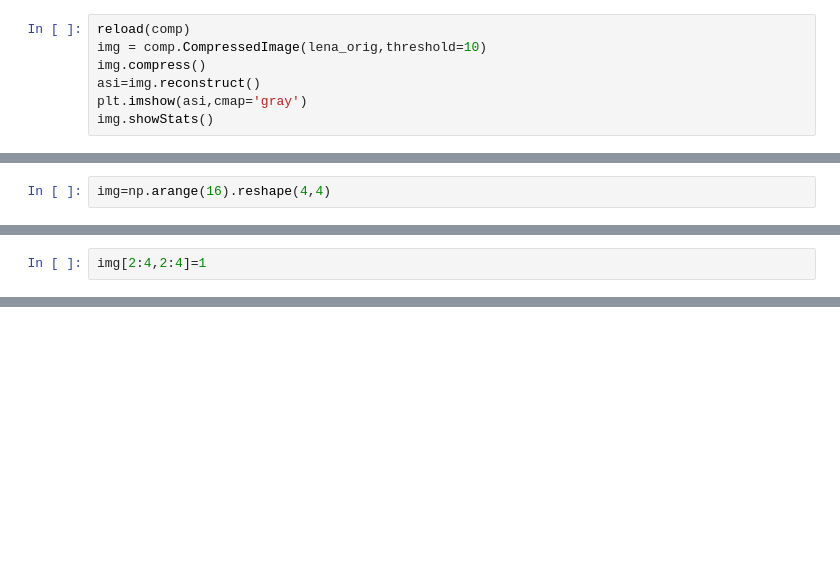
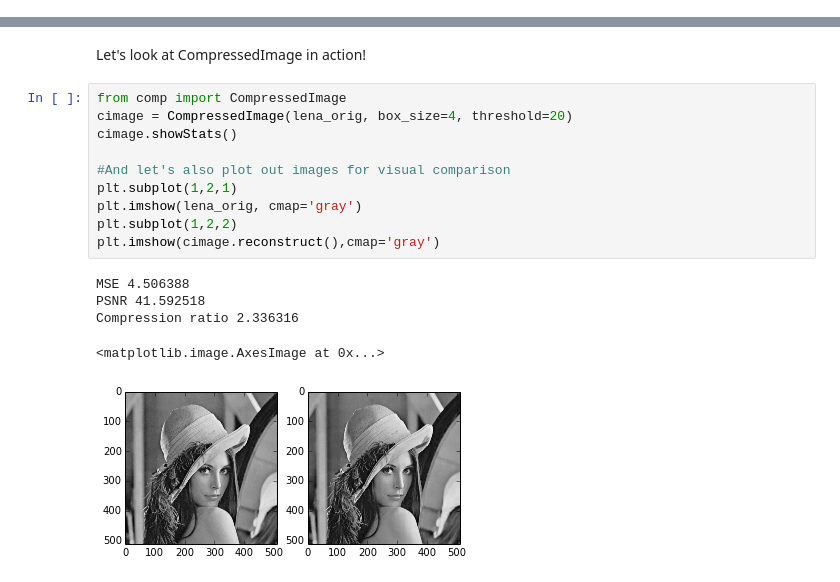
Before and after one commit to loginoff/digital_image_processing, a Jupyter notebook: compression.ipynb, the cells around one changed output, grey strips where cells are left out. Saved outputs shown, nothing was run; the diff lists cells and outputs as text; blank space fills up the shorter version.

```diff
--- a/compression.ipynb
+++ b/compression.ipynb
@@ -7,8 +17 @@ plt.imshow(lena_orig,cmap='gray')
 [figure]
-# %%
-reload(comp)
-img = comp.CompressedImage(lena_orig,threshold=10)
-img.compress()
-asi=img.reconstruct()
-plt.imshow(asi,cmap='gray')
-img.showStats()
@@ -30,2 +17,0 @@ print comp.PSNR(lena_orig,asi)
-# %%
-img=np.arange(16).reshape(4,4)
@@ -37,2 +17,0 @@ array([[0, 1, 2, 3],
-# %%
-img[2:4,2:4]=1
@@ -45,0 +108,18 @@ array([[ 0,  1,  2,  3],
+# %% [markdown]
+Let's look at CompressedImage in action!
+# %%
+from comp import CompressedImage
+cimage = CompressedImage(lena_orig, box_size=4, threshold=20)
+cimage.showStats()
+
+#And let's also plot out images for visual comparison
+plt.subplot(1,2,1)
+plt.imshow(lena_orig, cmap='gray')
+plt.subplot(1,2,2)
+plt.imshow(cimage.reconstruct(),cmap='gray')
+# %% [output]
+MSE 4.506388
+PSNR 41.592518
+Compression ratio 2.336316
+<matplotlib.image.AxesImage at 0x...>
+[figure, added]
```
Also changed, not shown: parts of 12 cells of this notebook, 2 other files.
